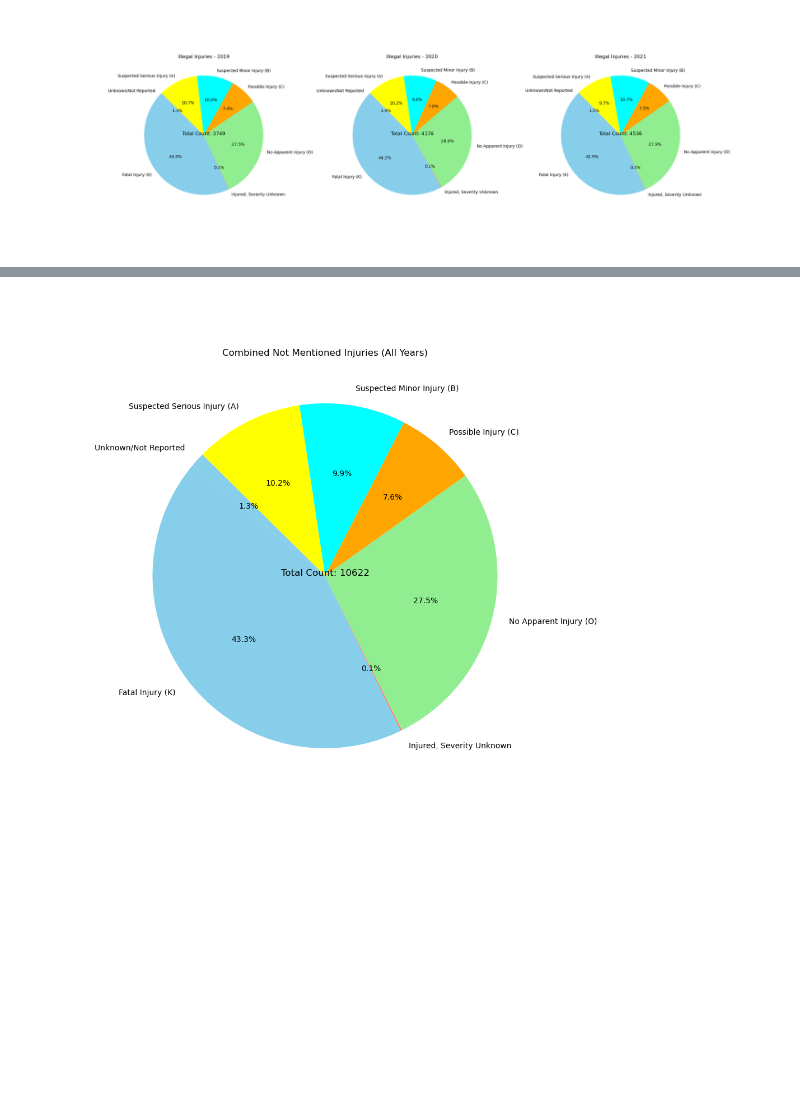
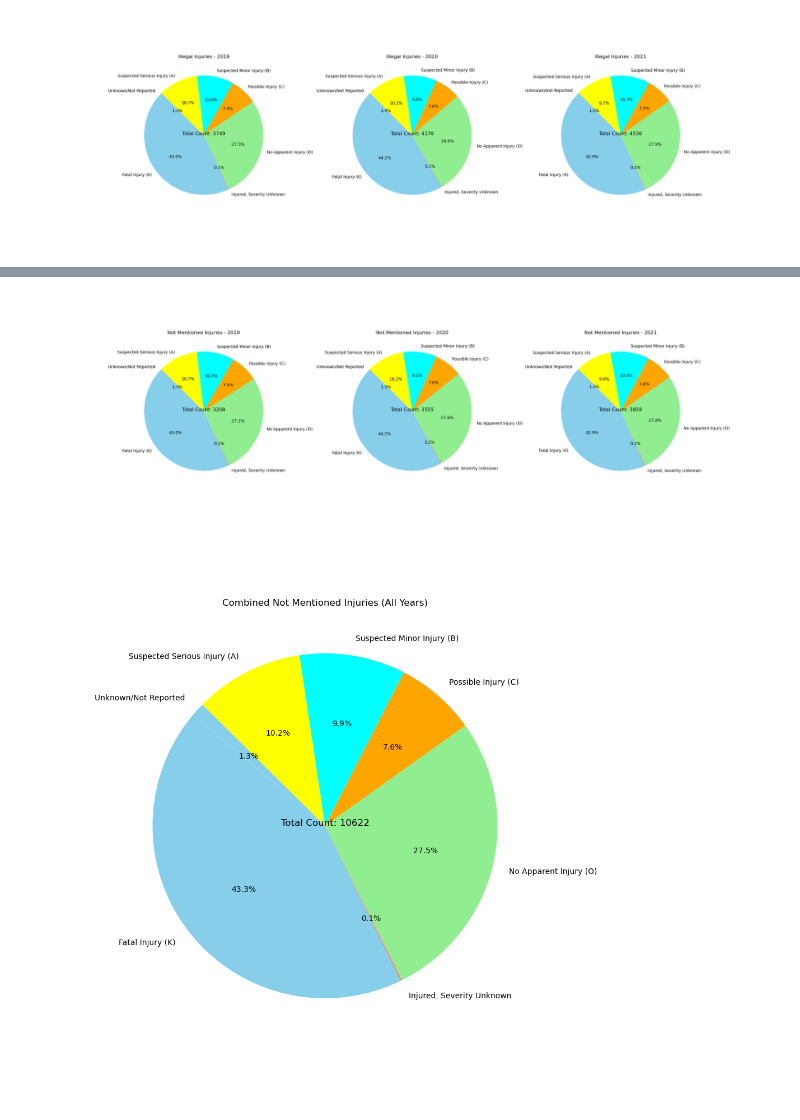
Before and after one commit to CalvinPedigo/Data-Analyst-Project-1, a Jupyter notebook: Notebook_structor.ipynb, the cells around one changed output, grey strips where cells are left out. Saved outputs shown, nothing was run; the diff lists cells and outputs as text; code cells hidden in the pictures; blank space fills up the shorter version.

```diff
--- a/Notebook_structor.ipynb
+++ b/Notebook_structor.ipynb
@@ -791,3 +770,22 @@ plt.show()
+# %%
+# Visualize data
+plt.figure(figsize=(25, 8))  # Increase the width of the figure
+
+# Not Mentioned Pie Charts
+years = [2019, 2020, 2021]
+for i, not_mentioned_df in enumerate([not_mentioned_2019_df, not_mentioned_2020_df, not_mentioned_2021_df]):
+    plt.subplot(1, 3, i+1)  # Adjust subplot indexing
+    not_mentioned_injury_chart = not_mentioned_df.groupby("Injury Type")["Count"].sum()
+    wedges, _, autotexts = plt.pie(not_mentioned_injury_chart, labels=not_mentioned_injury_chart.index, autopct='%1.1f%%', startangle=140, colors=['skyblue', 'salmon', 'lightgreen', 'orange', 'aqua', 'yellow'])
+    total_count = not_mentioned_injury_chart.sum()
+    plt.text(0, 0, f'Total Count: {total_count}', color='black', fontsize=12, ha='center')
+    plt.title(f'Not Mentioned Injuries - {years[i]}')  # Use years list
+
+    plt.subplots_adjust(wspace=0.4)  # Add space between subplots
+
+plt.show()
+# %% [output]
+[figure, added]
 # %%
 # Concatenate the DataFrames for all years
 not_mentioned_combined_df = pd.concat([not_mentioned_2019_df, not_mentioned_2020_df, not_mentioned_2021_df], ignore_index=True)
```
Also changed, not shown: parts of 3 cells of this notebook.
